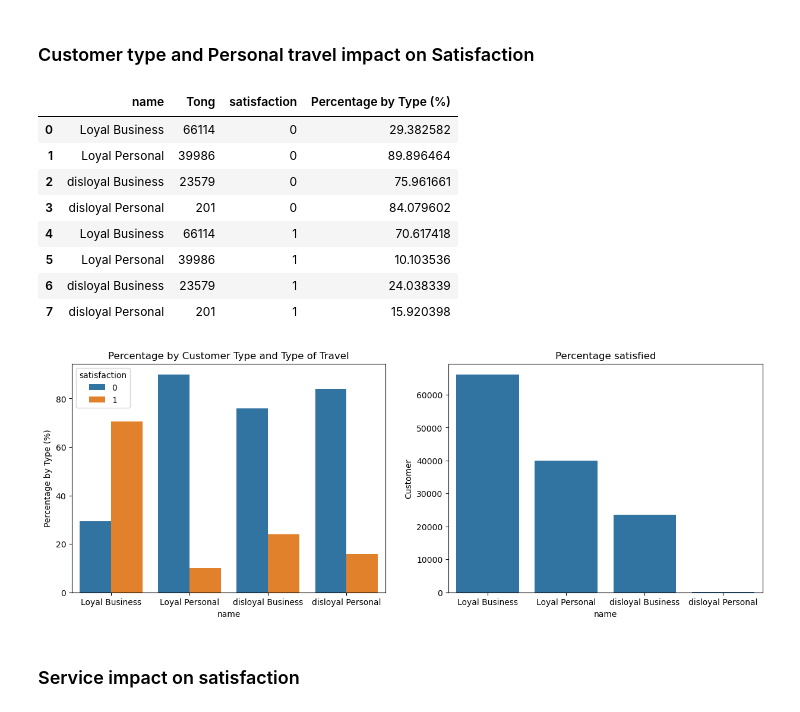
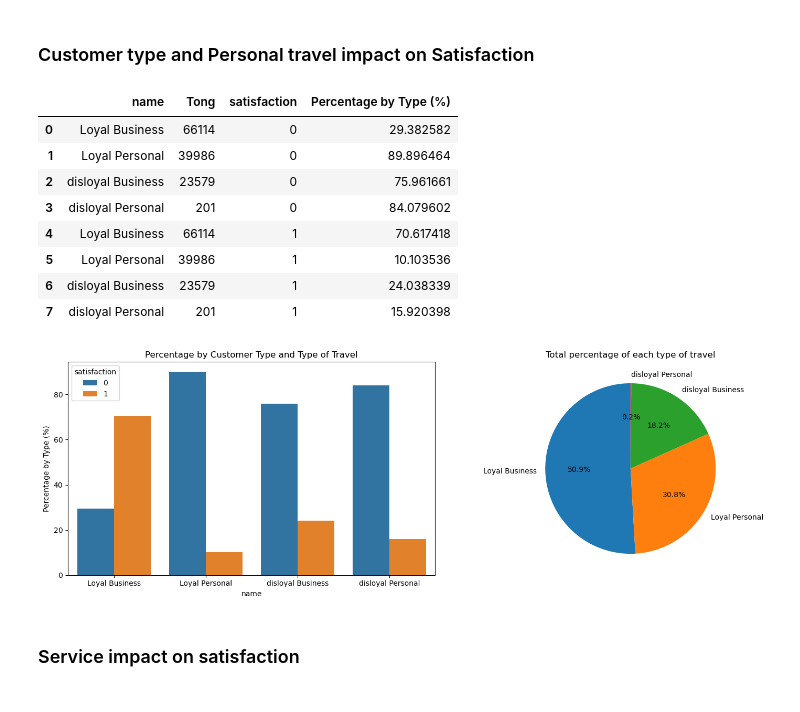
Before and after one commit to little-duck-vie/ltxldl-hoc-lam-giau, a Jupyter notebook: Code_python.ipynb, the cells around one changed output. Saved outputs shown, nothing was run; the diff lists cells and outputs as text; code cells hidden in the pictures.

```diff
--- a/Code_python.ipynb
+++ b/Code_python.ipynb
@@ -426,37 +355,39 @@ df_crosstab = pd.crosstab(
     margins_name="Tong"
 )
 total_count = df_crosstab.iloc[-1, -1]
 # calculator percentage satisfaction by customer type and type of travel
 df_crosstab[[0, 1]] = df_crosstab[[0, 1]].div(df_crosstab["Tong"], axis=0) * 100
 percent = df_crosstab.sort_index().drop(index="Tong")
 percent_reset = percent.reset_index()
 percent_reset['name'] = percent_reset['Customer Type'].str.split().str[0] + " " + percent_reset['Type of Travel'].str.split().str[0]
 # reshape table wide into long
 percent_long = percent_reset.melt(  id_vars=["name","Tong"],
                                     value_vars=[0, 1],
                                     var_name="satisfaction",
                                     value_name="Percentage by Type (%)")
 fig , (ax1,ax2) = plt.subplots(nrows=1,ncols=2,figsize=(15,5))
 # first plot
 sns.barplot(x="name", y="Percentage by Type (%)", hue="satisfaction", data=percent_long, errorbar=None, edgecolor=None, ax=ax1)
 ax1.set_title("Percentage by Customer Type and Type of Travel")
 ax1.set_ylabel("Percentage by Type (%)")
 # second plot
-sns.barplot(x="name", y="Tong", data=percent_long, errorbar=None, edgecolor=None, ax=ax2)
-ax2.set_title("Percentage satisfied")
-ax2.set_ylabel("Customer");
+labels = percent_long[0:4]["name"]
+sizes = percent_long[0:4]["Tong"]
+ax2.pie(sizes, labels=labels, autopct='%1.1f%%', startangle=90, labeldistance=1.1)
+ax2.set_title("Total percentage of each type of travel")
+plt.tight_layout()
 percent_long
 # %% [output]
 |  | name | Tong | satisfaction | Percentage by Type (%) |
 | 0 | Loyal Business | 66114 | 0 | 29.382582 |
 | 1 | Loyal Personal | 39986 | 0 | 89.896464 |
 | 2 | disloyal Business | 23579 | 0 | 75.961661 |
 | 3 | disloyal Personal | 201 | 0 | 84.079602 |
 | 4 | Loyal Business | 66114 | 1 | 70.617418 |
 | 5 | Loyal Personal | 39986 | 1 | 10.103536 |
 | 6 | disloyal Business | 23579 | 1 | 24.038339 |
 | 7 | disloyal Personal | 201 | 1 | 15.920398 |
-[figure, old version]
+[figure, new version]
 # %% [markdown]
 ### Service impact on satisfaction
 # %%
```
Also changed, not shown: parts of 30 cells of this notebook.
